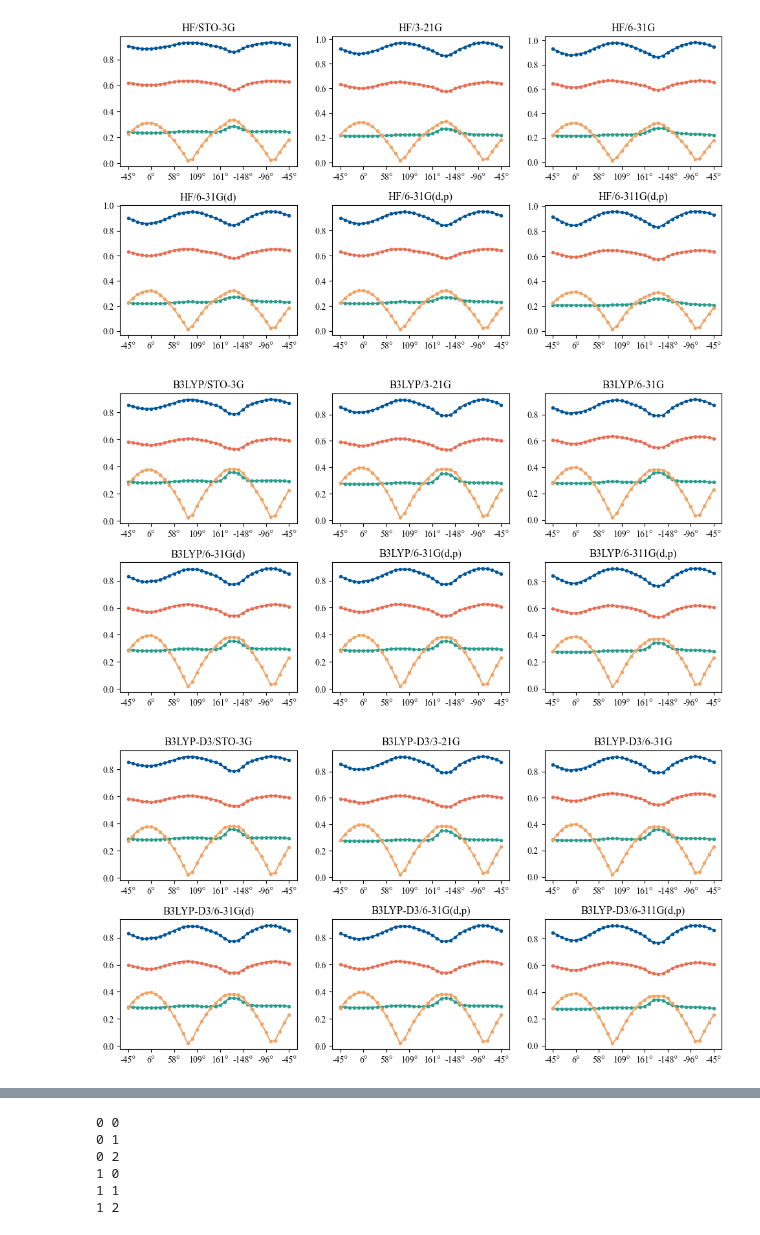
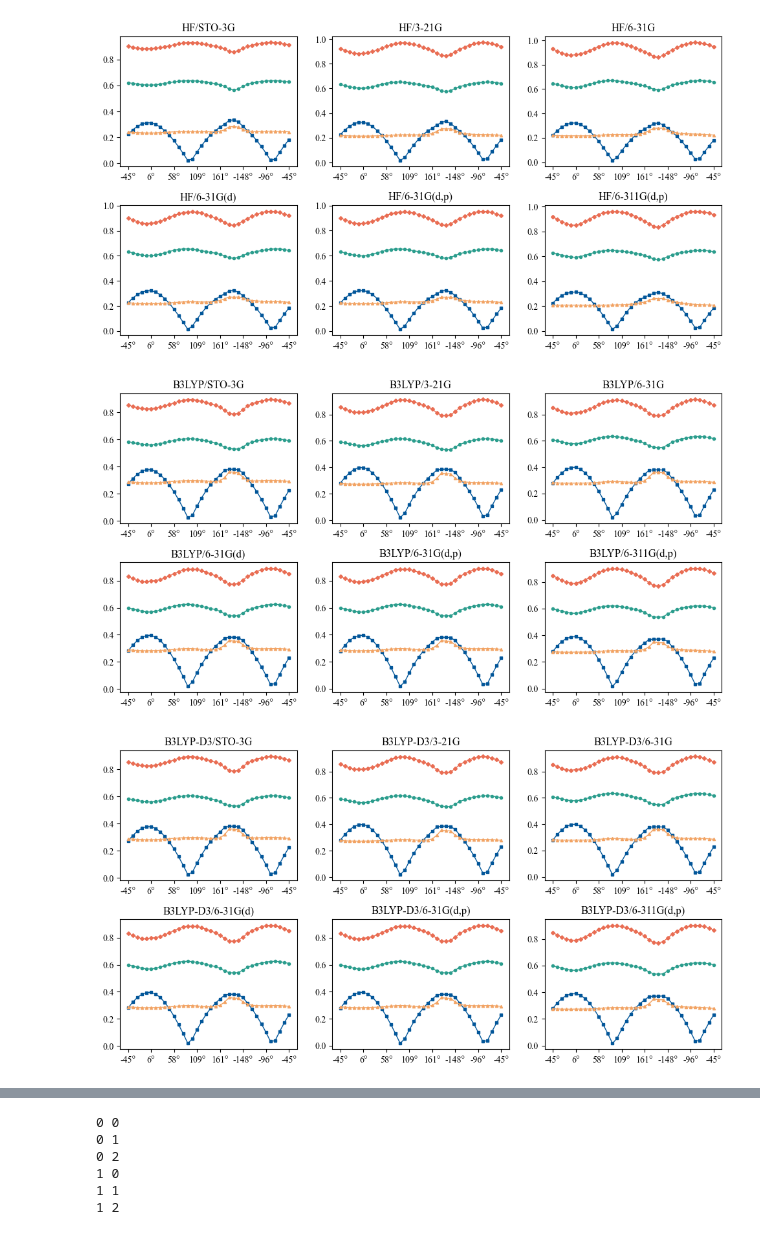
Before and after one commit to qmlCoder/pocv, a Jupyter notebook: 方法与基组测试.ipynb, the cells around one changed output, grey strips where cells are left out. Cells and saved outputs as stored; diff of their text form; code cells hidden in the pictures.

```diff
--- a/方法与基组测试.ipynb
+++ b/方法与基组测试.ipynb
@@ -59,8 +60,8 @@ for i in range(36):
     # if mol.bonds.get(20,22):
     mol.bonds.pop(20,22)
 
-    caler=bondOrder.Calculator(mol)
-    orders=caler.piOrder()
+    caler=order.Calculator(mol)
+    orders=caler.pi_pocv()
     print(orders[idxs,-1])
 # for i,(a1,a2,val) in enumerate(orders):
 #     print(i,int(a1),int(a2),val)
@@ -82,27 +83,57 @@ for i in range(36):
 [0.2463 0.9262 0.0855 0.6347]
 [0.2447 0.9199 0.1365 0.6313]
 [0.2428 0.9119 0.1828 0.6267]
+# %%
+import sys;sys.path.append('d:/code/pywfn')
+from pywfn.base import Mol
+from pywfn.reader import LogReader
+from pywfn.bondprop import order
+
+root="D:/gfile/HFV/取代联苯扫描/wfns"
+datas=np.zeros(shape=(6,6,36,4)) # 6种方法，6个基组，36个角度，4个键
+bonds=[(10,11),(10,12),(3,10),(2,3)]
+for m in range(6):
+    for b in range(6):
+        for a in range(36):
+            path=rf"{root}/scan_m{m+1}_b{b+1}_lsp/{a+1}.log"
+            mol=Mol(LogReader(path))
+            caler=order.Calculator(mol)
+            orders=caler.pi_pocv()
+            vals=[]
+            for a1,a2,val in orders:
+                if (int(a1),int(a2)) in bonds:
+                    vals.append(val)
+            datas[m,b,a,:]=np.array(vals)
 # %%
+import numpy as np
+import matplotlib.pyplot as plt
+from matplotlib.axes._axes import Axes
+import numpy.typing as tp
+
 root=rf"D:\BaiduSyncdisk\Articles\HFV\gfile\取代联苯扫描\wfns"
 # ms=['hf','b3lyp','b3lyp-d3','m062x','wb97xd','mp2']
 ms=['HF','B3LYP','B3LYP-D3','M062X','$\omega $B97X-D','MP2']
 bs=['STO-3G','3-21G','6-31G','6-31G(d)','6-31G(d,p)','6-311G(d,p)']
 cs=['#2b9d8d','#025699','#f2a363','#e96d53']
 xs=np.linspace(-44.96,-44.96+360,36)
 xticks=[f'{x:.0f}°' if x<=180 else f'{x-360:.0f}°' for x in xs]
+markers=['o','s','^','D']
 plt.rc('font',family='Times New Roman',size=10)
 for m in range(6):
     fig,axs=plt.subplots(2,3,figsize=(12,6))
+    axs:list[Axes]=axs.flatten() # type: ignore
     plt.subplots_adjust(left=None, bottom=None, right=None, top=None, wspace=None, hspace=0.3)
     for b in range(6):
         orders=np.loadtxt(f'数据/方法基组测试/{m+1},{b+1}.npy')
-        axs[b//3,b%3].set_title(f'{ms[m]}/{bs[b]}')
+        orders=orders[:,[3,2,0,1]].copy()
+        axs[b].set_title(f'{ms[m]}/{bs[b]}')
         for o in range(4):
             order=orders[:,o]
-            axs[b//3,b%3].set_xticks(xs[::5],labels=xticks[::5])
-            axs[b//3,b%3].plot(xs,order,marker='.',color=cs[o])
-    fig.savefig(f'图像/方法基组测试/{m+1},{b+1}.png',bbox_inches='tight')
+            order=datas[m,b,:,o]
+            axs[b].set_xticks(xs[::5],labels=xticks[::5])
+            axs[b].plot(xs,order,marker=markers[o],color=cs[o],markersize=3,linewidth=1)
+    fig.savefig(f'图像/方法基组测试/{m+1},{b+1}_.png',bbox_inches='tight')
 # %% [output]
-[figure, old version]
+[figure, new version]
-[figure, old version]
+[figure, new version]
-[figure, old version]
+[figure, new version]
```
Also changed, not shown: parts of 3 cells of this notebook, 40 other files.
